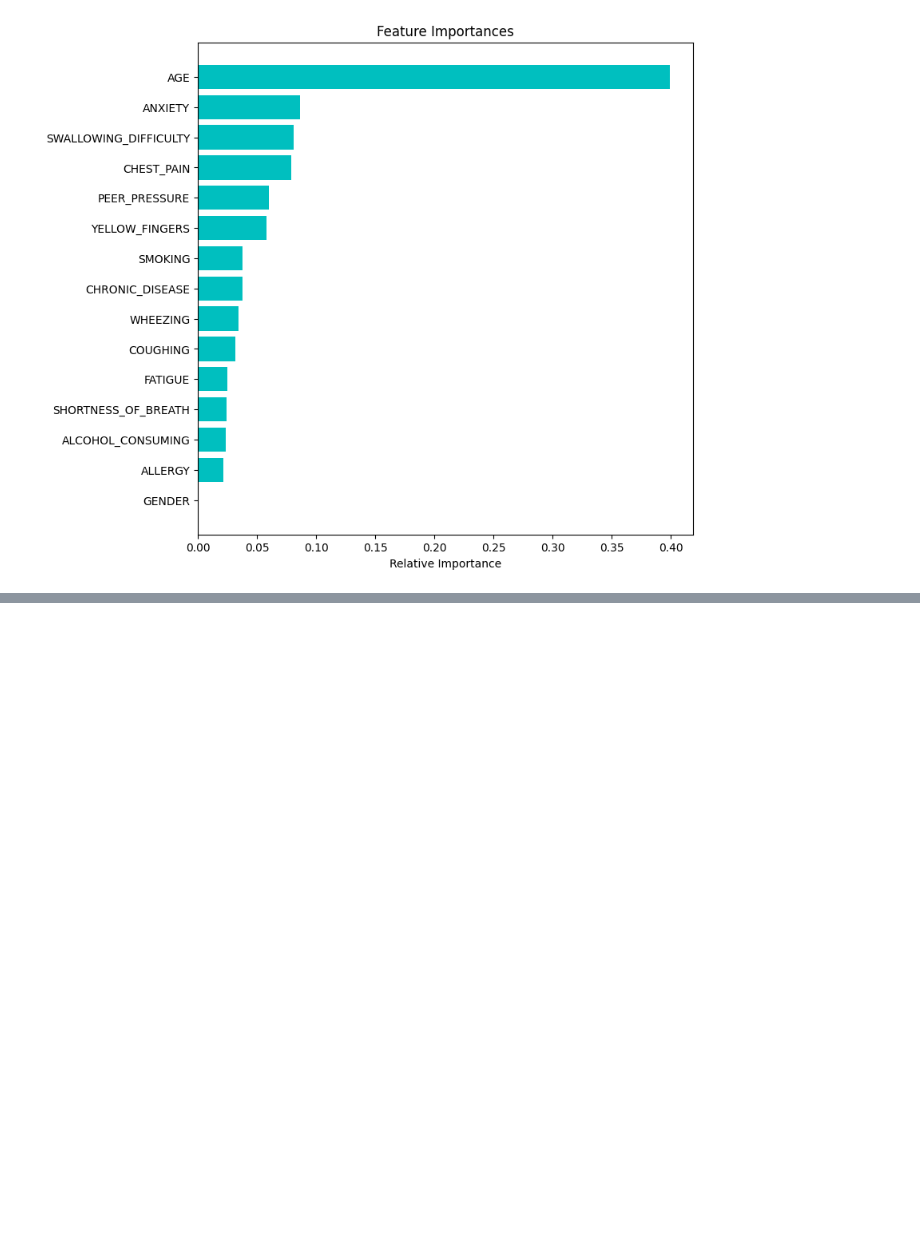
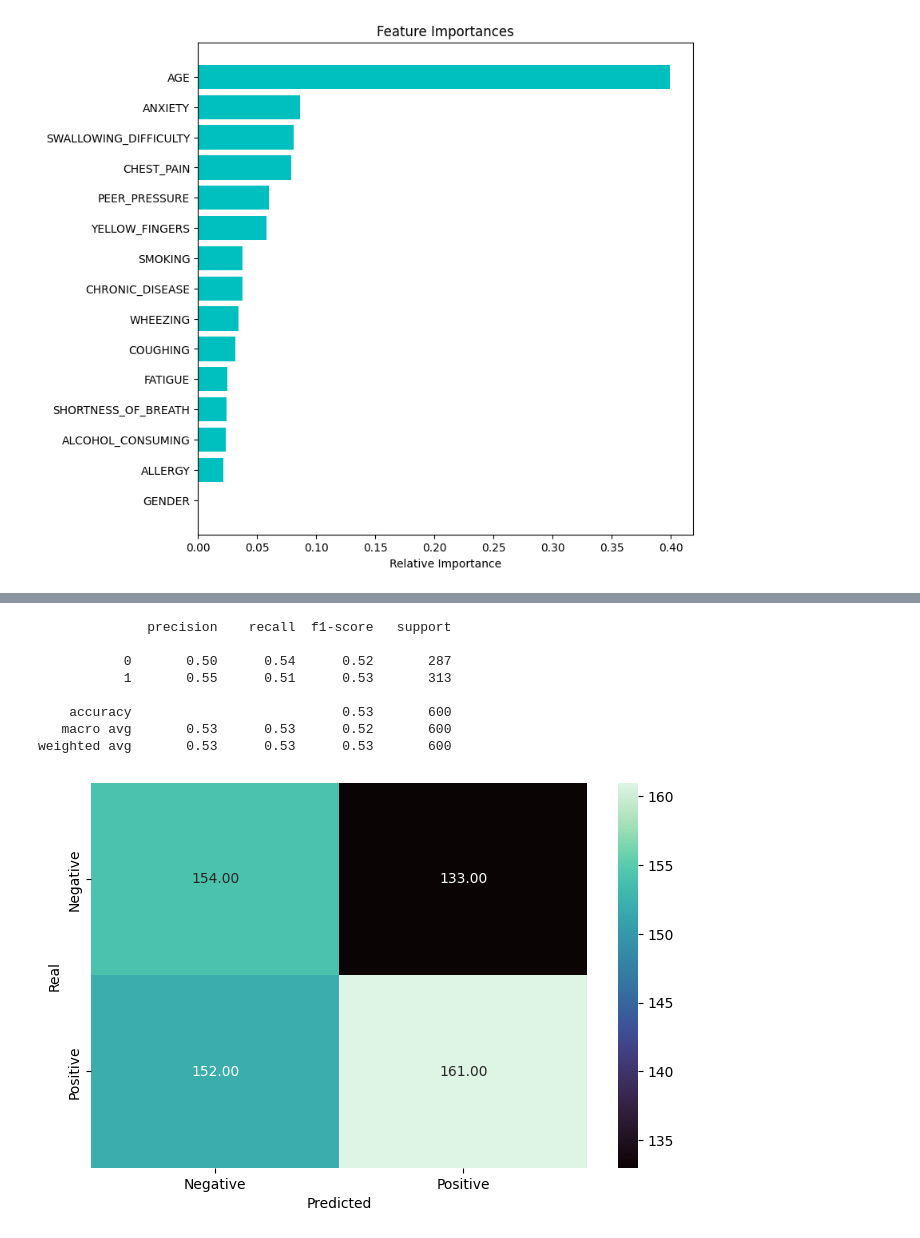
Before and after one commit to SergioDLezama/Lung-Cancer-Prediction-ML, a Jupyter notebook: main.ipynb, the cells around one changed output, grey strips where cells are left out. Cells and saved outputs as stored; diff of their text form; code cells hidden in the pictures; blank space fills up the shorter version.

```diff
--- a/main.ipynb
+++ b/main.ipynb
@@ -476,0 +500,13 @@ plt.show()
+# %%
+rf_evaluation_1 = rf.predict(X_test)
+conf_matrix(y_test, rf_evaluation_1)
+# %% [output]
+              precision    recall  f1-score   support
+
+           0       0.50      0.54      0.52       287
+           1       0.55      0.51      0.53       313
+
+    accuracy                           0.53       600
+   macro avg       0.53      0.53      0.52       600
+weighted avg       0.53      0.53      0.53       600
+[figure, added]
```
Also changed, not shown: parts of 34 cells of this notebook.
